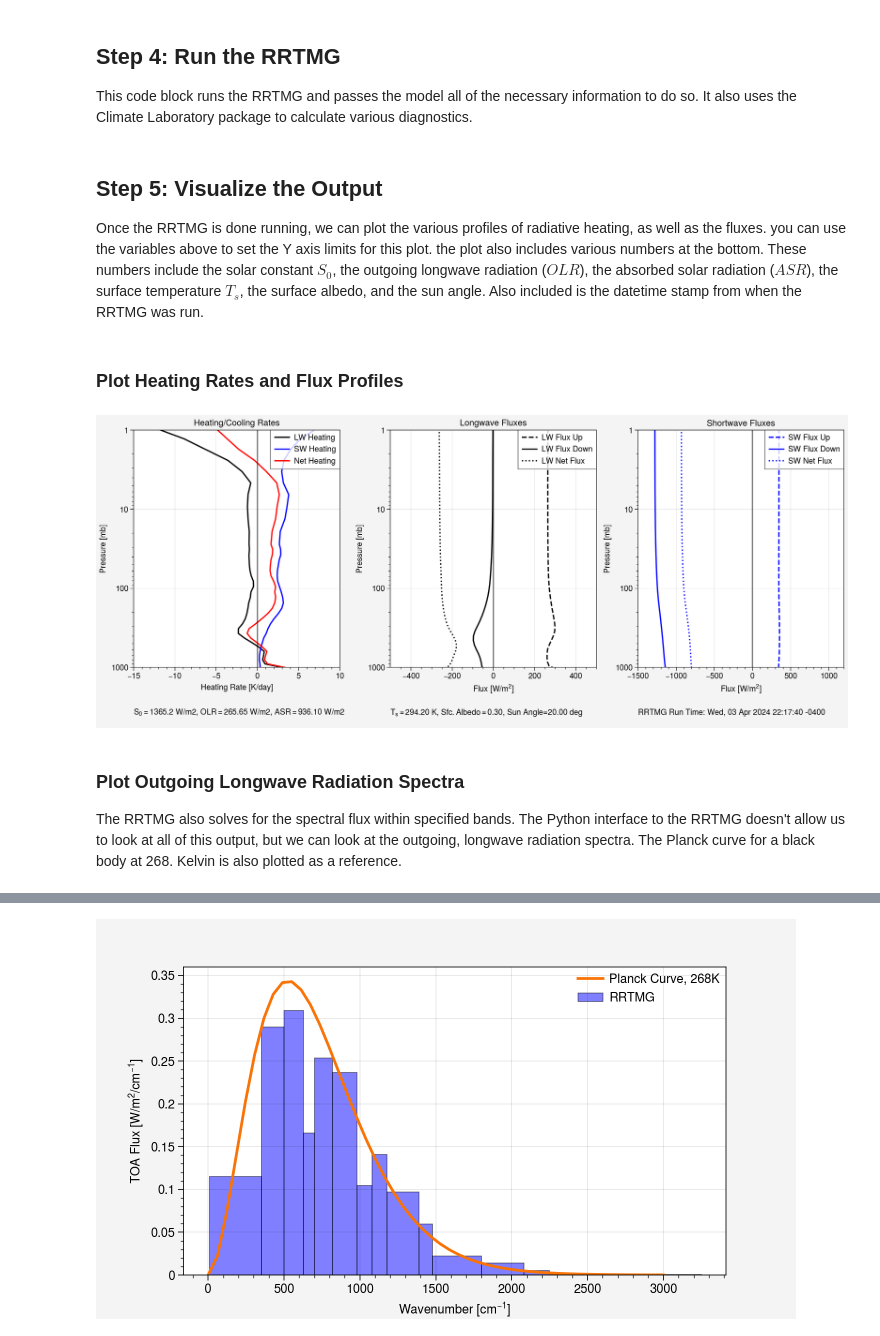
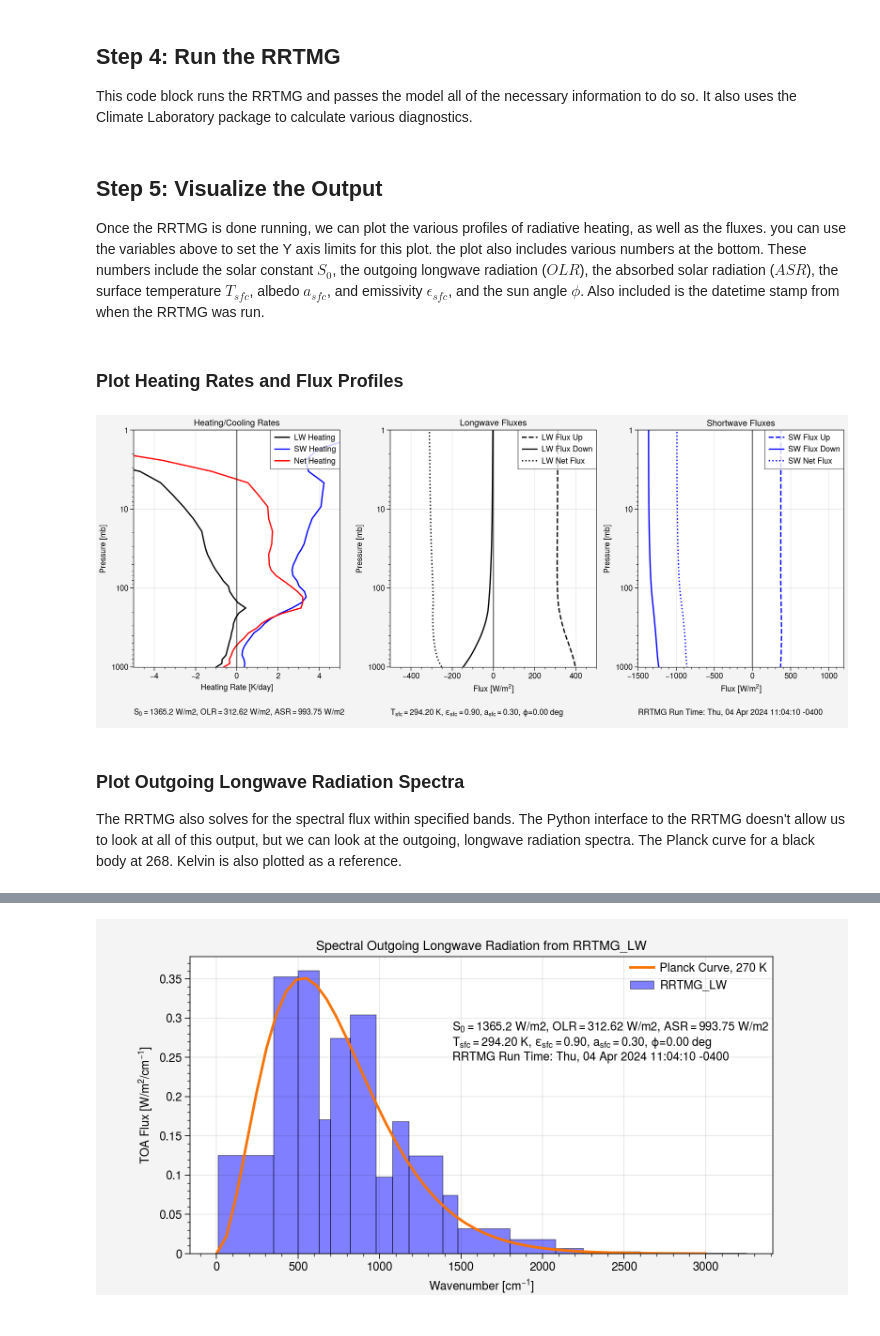
Before and after one commit to wblumberg/ESCI345, a Jupyter notebook: 10.Radiative_Fluxes_and_Heating/RRTMG_Sandbox.ipynb, the cells around one changed output, grey strips where cells are left out. Drawn from its saved outputs; the diff is of its cells as text; code cells hidden in the pictures.

```diff
--- a/10.Radiative_Fluxes_and_Heating/RRTMG_Sandbox.ipynb
+++ b/10.Radiative_Fluxes_and_Heating/RRTMG_Sandbox.ipynb
@@ -32,13 +32,20 @@ For this cloud, we specify a cloud fraction of one (that is a completely covered
 Additionally, the below shows how to add an aerosol layer that also absorbs radiation in the short wave and longwave.
 # %%
 ### Put a cloud in the profile that can affect both the shortwave and longwave
-atmosphere.loc[5:7,'Cloud_Fraction'] = 1
-atmosphere.loc[5:7,'SW_Cloud_Tau'] = .1
-atmosphere.loc[5:7,'LW_Cloud_Tau'] = .3
+cloud_layer = slice(5,7) # 5 and 7 are the layer indices
+hrm.get_layer_properties(atmosphere, cloud_layer, "cloud layer") # This will print out some information about the layer bounds.
+atmosphere.loc[cloud_layer,'Cloud_Fraction'] = 1 # Cloud fraction MUST BE greater than 0 for the RRTMG to recognize that there's a cloud (even if you specify other cloud properties)
+atmosphere.loc[cloud_layer,'SW_Cloud_Tau'] = .1
+atmosphere.loc[cloud_layer,'LW_Cloud_Tau'] = .3
 
 ### Put an aerosol layer in the profile that can affect both the shortwave and longwave
-atmosphere.loc[9:11,'SW_Aerosol_Tau'] = 0.2
-atmosphere.loc[9:11,'LW_Aerosol_Tau'] = 0.2
+aerosol_layer = slice(9,11) #9 and 11 are the layer indices
+hrm.get_layer_properties(atmosphere, cloud_layer, "aerosol layer") # This will print out some information about the layer bounds.
+atmosphere.loc[aerosol_layer,'SW_Aerosol_Tau'] = 0.2
+atmosphere.loc[aerosol_layer,'LW_Aerosol_Tau'] = 0.2
 
-atmosphere.head()
+### Double the concentration of a trace gas:
+#atmosphere['CO2'] *= 2
+
+atmosphere.head(15)
 # %% [output]
@@ -74,8 +86,9 @@ absorber_vmr, h2ovmr = hrm.prep_RRTMG_absorbers(atmosphere)
 In the next cell, we set the surface properties such as the emissivity and albedo.  we also specify the solar angle. There are additional parameters that we can use to modify the solar input, but for the purposes of this notebook, they are not included.
 # %%
 # Surface Properties
-sfc_emissivity = 0.7
+sfc_emissivity = 0.9
 sfc_albedo = 0.3
+sfc_temp = None # if None uses first temperature value of the profile
 
-# Specify the Solar Zenith Angle (90 is directly overhead)
-sun_angle = 20
+# Specify the Solar Zenith Angle (0 is directly overhead)
+sun_angle = 0
@@ -82,3 +99,8 @@ sun_angle = 20
+# %%
+state = hrm.prep_RRTMG_state(atmosphere, sfc_temp)
+mycloud = hrm.prep_RRTMG_cloud(atmosphere)
+myaerosol = hrm.prep_RRTMG_aerosol(atmosphere)
+absorber_vmr, h2ovmr = hrm.prep_RRTMG_absorbers(atmosphere)
 # %% [markdown]
 ## Step 4: Run the RRTMG
 
@@ -93,23 +115,23 @@ _ = rrtmg.compute()
 # %% [markdown]
 ## Step 5: Visualize the Output
 
-Once the RRTMG is done running, we can plot the various profiles of radiative heating, as well as the fluxes.  you can use the variables above to set the Y axis limits for this plot.  the plot also includes various numbers at the bottom.  These numbers include the solar constant $S_0$, the outgoing longwave radiation ($OLR$), the absorbed solar radiation ($ASR$), the surface temperature $T_s$, the surface albedo, and the sun angle.  Also included is the datetime stamp from when the RRTMG was run.
+Once the RRTMG is done running, we can plot the various profiles of radiative heating, as well as the fluxes.  you can use the variables above to set the Y axis limits for this plot.  the plot also includes various numbers at the bottom.  These numbers include the solar constant $S_0$, the outgoing longwave radiation ($OLR$), the absorbed solar radiation ($ASR$), the surface temperature $T_{sfc}$, albedo $a_{sfc}$, and emissivity $\epsilon_{sfc}$, and the sun angle $\phi$.  Also included is the datetime stamp from when the RRTMG was run.
 # %% [markdown]
 ### Plot Heating Rates and Flux Profiles
 # %%
 ### USE THESE TO ADJUST THE X AND Y-AXIS LIMITS FOR YOUR PLOT
-pressure_limits = (1000,1) # mb
-hr_limits = (-15, 10) # K/day
-flux_limits = (-500,500) # W m^-2
-net_flux_limits = (-1500,1200) # W m^-2
+pressure_limits = (1013,1) # mb
+hr_limits = (-5, 5) # K/day
+lw_flux_limits = (-500,500) # W m^-2
+sw_flux_limits = (-1500,1200) # W m^-2
 
-hrm.plot_RRTMG(rrtmg, atmosphere, pressure_limits, hr_limits, flux_limits, net_flux_limits)
+hrm.plot_RRTMG(rrtmg, atmosphere, pressure_limits, hr_limits, lw_flux_limits, sw_flux_limits)
 # %% [output]
-[figure, old version]
+[figure, new version]
 # %% [markdown]
 ### Plot Outgoing Longwave Radiation Spectra
 
 The RRTMG also solves for the spectral flux within specified bands.  The Python interface to the RRTMG doesn't allow us to look at all of this output, but we can look at the outgoing, longwave radiation spectra.  The Planck curve for a black body at 268. Kelvin is also plotted as a reference.
 # %%
-hrm.plot_OLR_Spectra(rrtmg)
+hrm.plot_OLR_Spectra(rrtmg, planck_curve_temp=270)
 # %% [output]
@@ -116 +139 @@ hrm.plot_OLR_Spectra(rrtmg)
-[figure, old version]
+[figure, new version]
```
Also changed, not shown: parts of 7 cells of this notebook, 1 other file.
